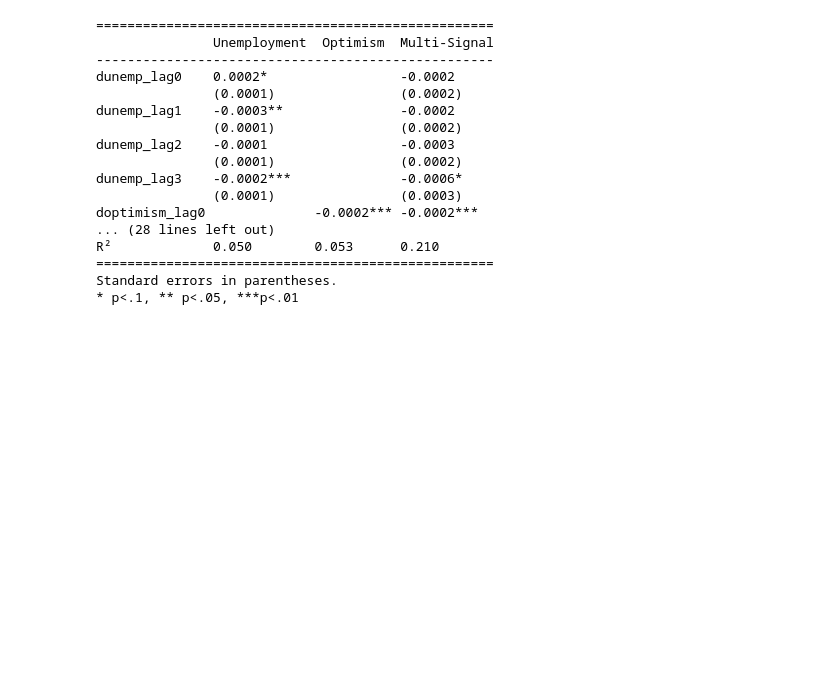
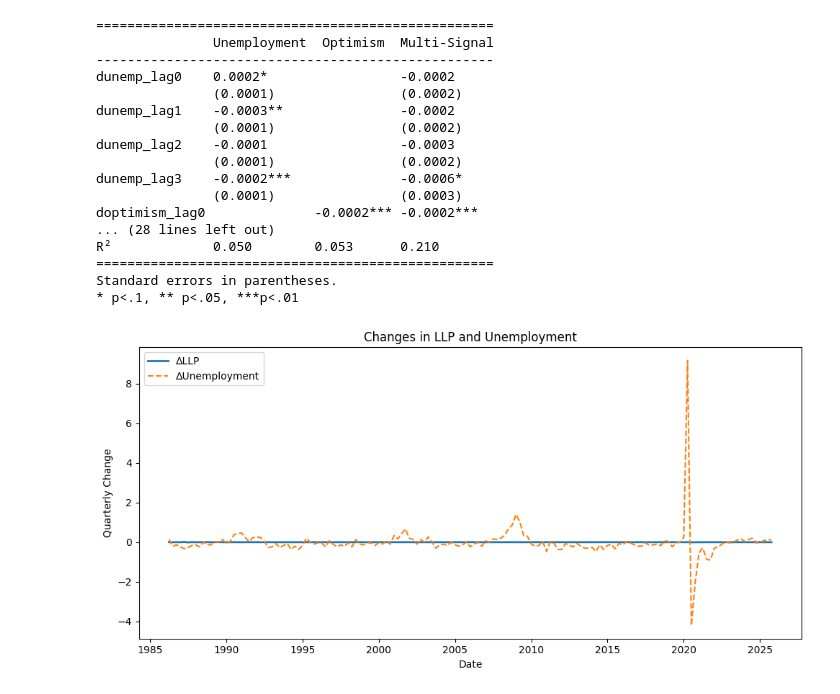
Before and after one commit to lukeroy007/4915_capstone, a Jupyter notebook: notebooks/03_visuals.ipynb, the cells around one changed output. Saved outputs shown, nothing was run; the diff lists cells and outputs as text; code cells hidden in the pictures; blank space fills up the shorter version.

Commit message:
new graphic

```diff
--- a/notebooks/03_visuals.ipynb
+++ b/notebooks/03_visuals.ipynb
@@ -324,3 +324,33 @@ Standard errors in parentheses.
 # %%
 with open("../figures/regression_results.txt", "w") as f:
     f.write(results_table.as_text())
+# %%
+# ================================
+# ΔLLP vs ΔUnemployment Plot
+# ================================
+
+import matplotlib.pyplot as plt
+
+# Ensure differences exist
+df["dllp_ratio"] = df["llp_ratio"].diff()
+df["dunemp"] = df["unemployment"].diff()
+
+# Drop NA from differencing
+df_plot = df[["dllp_ratio", "dunemp"]].dropna()
+
+# Plot
+plt.figure(figsize=(10,5))
+
+plt.plot(df_plot.index, df_plot["dllp_ratio"], label="ΔLLP", linewidth=2)
+plt.plot(df_plot.index, df_plot["dunemp"], label="ΔUnemployment", linestyle="--")
+
+plt.title("Changes in LLP and Unemployment")
+plt.xlabel("Date")
+plt.ylabel("Quarterly Change")
+plt.legend()
+
+plt.tight_layout()
+plt.savefig("../figures/dllp_vs_dunemp.png", dpi=300)
+plt.show()
+# %% [output]
+[figure, added]
```
Also changed, not shown: parts of 5 cells of this notebook, 4 other files.
